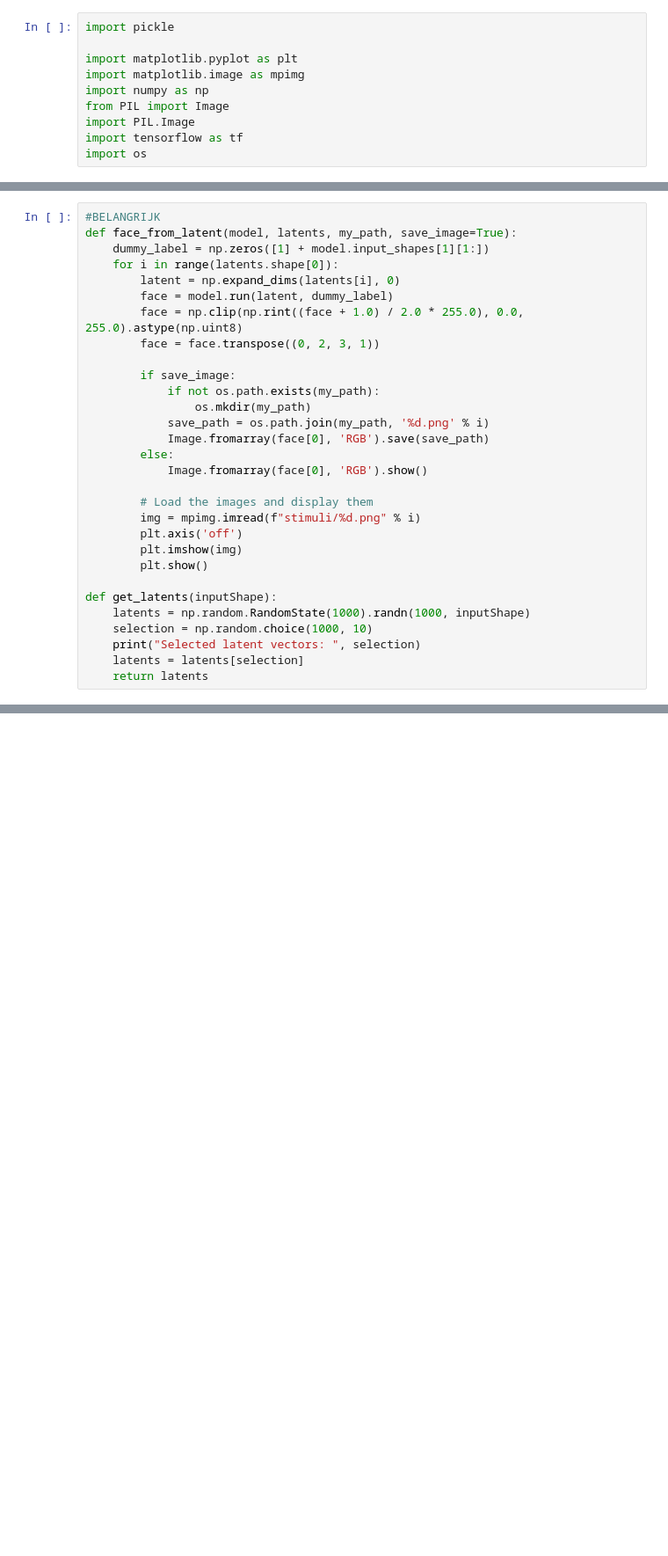
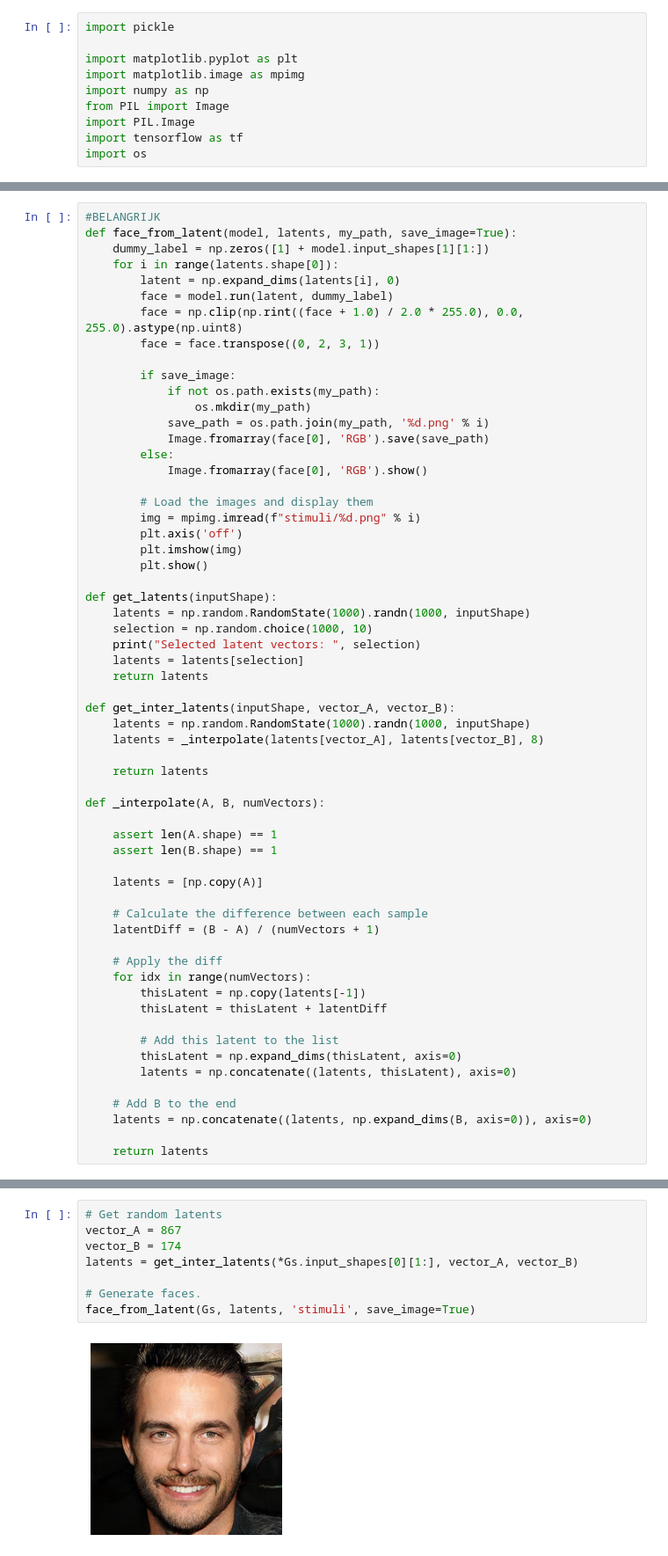
Before and after one commit to Kieranosaurus/HYPER, a Jupyter notebook: GAN_face_generation.ipynb, the cells around one changed output, grey strips where cells are left out. Shown at 88% size. Drawn from its saved outputs; the diff is of its cells as text; blank space fills up the shorter version.

Commit message:
Added interpolation between two vectors

```diff
--- a/GAN_face_generation.ipynb
+++ b/GAN_face_generation.ipynb
@@ -86,5 +88,35 @@ def get_latents(inputShape):
     print("Selected latent vectors: ", selection)
     latents = latents[selection]
     return latents
+
+def get_inter_latents(inputShape, vector_A, vector_B):
+    latents = np.random.RandomState(1000).randn(1000, inputShape)
+    latents = _interpolate(latents[vector_A], latents[vector_B], 8)
+
+    return latents
+
+def _interpolate(A, B, numVectors):
+
+    assert len(A.shape) == 1
+    assert len(B.shape) == 1
+
+    latents = [np.copy(A)]
+
+    # Calculate the difference between each sample
+    latentDiff = (B - A) / (numVectors + 1)
+
+    # Apply the diff
+    for idx in range(numVectors):
+        thisLatent = np.copy(latents[-1])
+        thisLatent = thisLatent + latentDiff
+
+        # Add this latent to the list
+        thisLatent = np.expand_dims(thisLatent, axis=0)
+        latents = np.concatenate((latents, thisLatent), axis=0)
+
+    # Add B to the end
+    latents = np.concatenate((latents, np.expand_dims(B, axis=0)), axis=0)
+
+    return latents
 # %%
 # Clean stimuli directory if necessary
@@ -134,0 +149,10 @@ Selected latent vectors:  [558  80 950  71 624 411 604 231 406  29]
+# %%
+# Get random latents
+vector_A = 867
+vector_B = 174
+latents = get_inter_latents(*Gs.input_shapes[0][1:], vector_A, vector_B)
+
+# Generate faces.
+face_from_latent(Gs, latents, 'stimuli', save_image=True)
+# %% [output]
+[figure, added]
```
Also changed, not shown: parts of 8 cells of this notebook.
